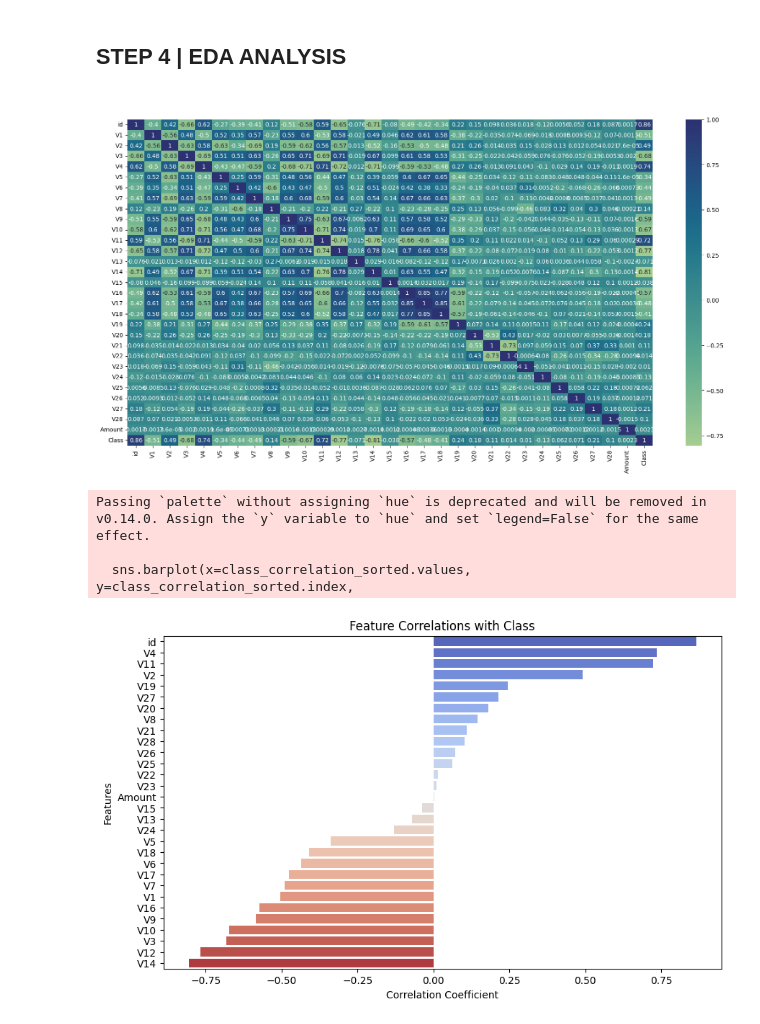
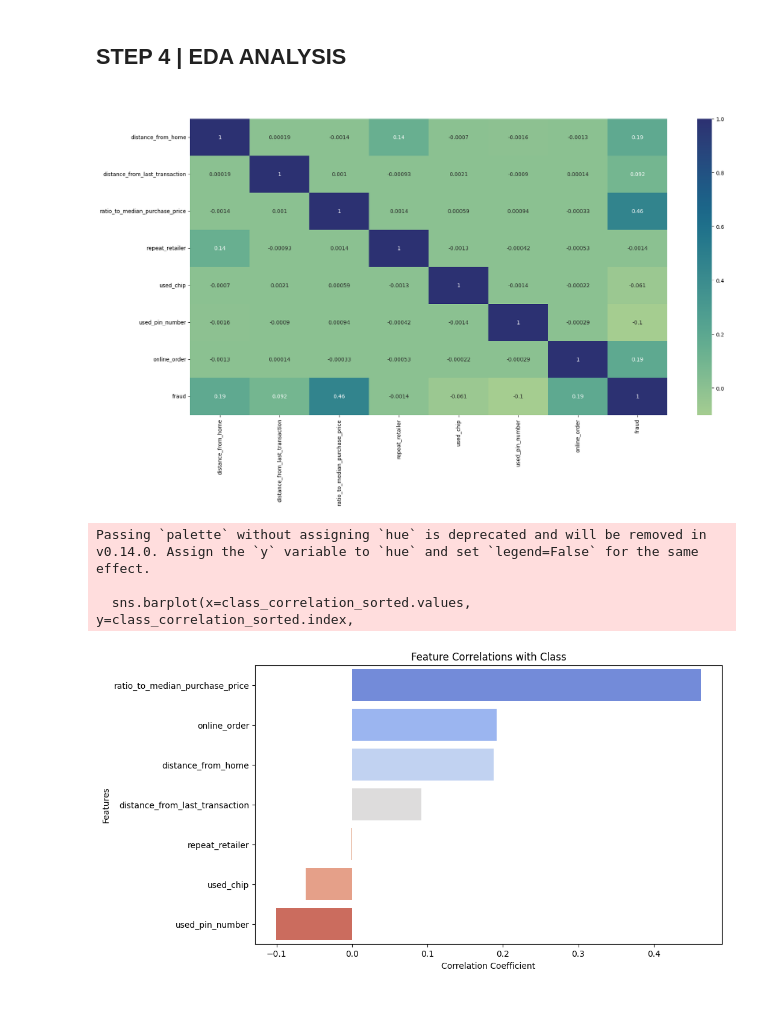
Before and after one commit to uulex/Credit-Card-Fraud-Detection, a Jupyter notebook: script.ipynb, the cells around one changed output. Saved outputs shown, nothing was run; the diff lists cells and outputs as text; code cells hidden in the pictures.

```diff
--- a/script.ipynb
+++ b/script.ipynb
@@ -21,8 +20,7 @@ from sklearn.preprocessing import LabelEncoder
 # %% [markdown]
 <h2> STEP 2 | LOAD DATA<h2>
 # %%
-# training data
-data = pd.read_csv("creditcard_2023.csv")
+data = pd.read_csv("card_transdata.csv")
 # %% [markdown]
 <h2 color = green> STEP 3 | DATA OVERVIEW<h2>
 # %%
@@ -77,33 +78,33 @@ heatmap = plt.figure(figsize=[20,10])
 sns.heatmap(data.corr(),cmap="crest", annot=True)
 plt.show()
 # %% [output]
-[figure, old version]
+[figure, new version]
 # %%
 correlation_matrix = data.corr()
 
 # Extracting the correlations with the 'Class' column
-class_correlation = correlation_matrix['Class']
+class_correlation = correlation_matrix['fraud']
 
 # Dropping the 'Class' correlation with itself and sorting the values
-class_correlation_sorted = class_correlation.drop('Class').sort_values(ascending=False)
+class_correlation_sorted = class_correlation.drop('fraud').sort_values(ascending=False)
 
 # Creating the bar plot
 plt.figure(figsize=(10, 6))
 sns.barplot(x=class_correlation_sorted.values, y=class_correlation_sorted.index,
             palette='coolwarm')
 
 # Adding title and labels for clarity
 plt.title('Feature Correlations with Class')
 plt.xlabel('Correlation Coefficient')
 plt.ylabel('Features')
 
 # Removing the legend as it's unnecessary for this plot
 plt.legend([], [], frameon=False)
 
 # Display the plot
 plt.show()
 # %% [output]
 Passing `palette` without assigning `hue` is deprecated and will be removed in v0.14.0. Assign the `y` variable to `hue` and set `legend=False` for the same effect.
 
   sns.barplot(x=class_correlation_sorted.values, y=class_correlation_sorted.index,
-[figure, old version]
+[figure, new version]
```
Also changed, not shown: parts of 43 cells of this notebook, 1 other file.
